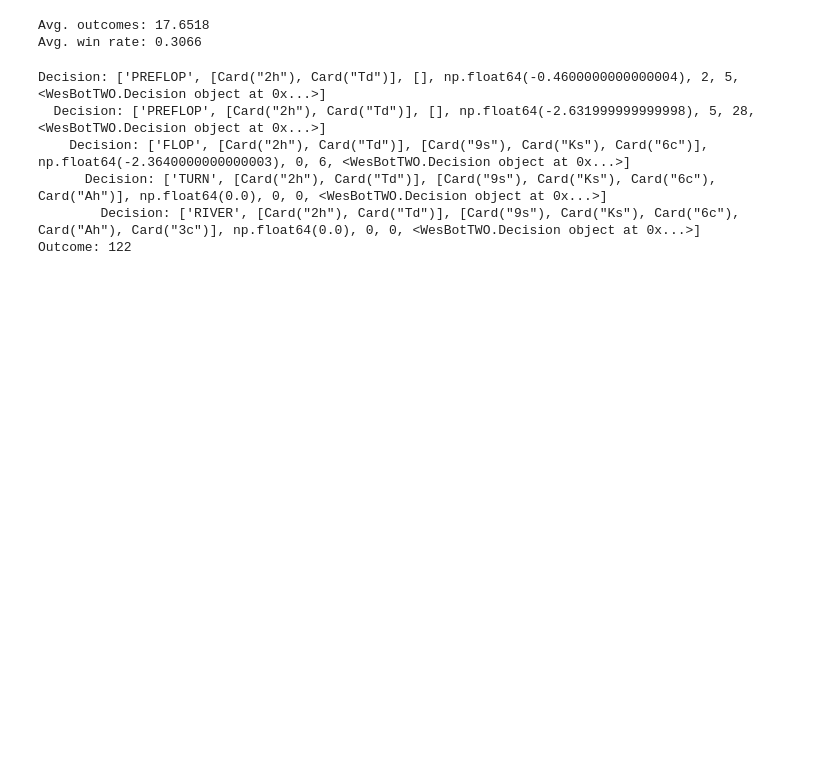
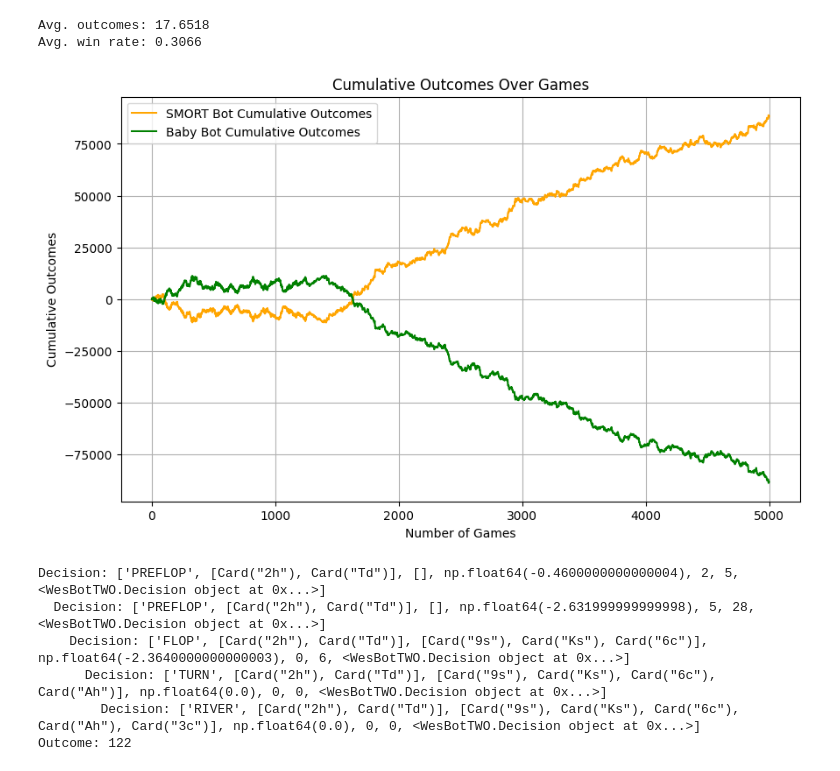
Before and after one commit to Tanish-Thaker/STAT-421-Poker-Project, a Jupyter notebook: WesGenerateData.ipynb, the cells around one changed output. Cells and saved outputs as stored; diff of their text form; code cells hidden in the pictures; blank space fills up the shorter version.

```diff
--- a/WesGenerateData.ipynb
+++ b/WesGenerateData.ipynb
@@ -127,16 +127,33 @@ for i in trange(epochs):
   our_bot.log_round(won_or_lost_chips)
   rounds_list.append([current_round, won_or_lost_chips])
 # %%
+import matplotlib.pyplot as plt
+
 outcomes = np.zeros(len(rounds_list))
 
 for i in range(len(rounds_list)):
   outcomes[i] = rounds_list[i][1]
 
 print("Avg. outcomes:", np.mean(outcomes))
 print("Avg. win rate:", np.mean(outcomes > 0))
+# Calculate cumulative outcomes
+cumulative_outcomes = np.cumsum(outcomes)
+
+
+# Plot the outcomes
+plt.figure(figsize=(10, 6))
+plt.plot(range(len(outcomes)), cumulative_outcomes, label="SMORT Bot Cumulative Outcomes", color="orange")
+plt.plot(range(len(outcomes)), -cumulative_outcomes, label="Baby Bot Cumulative Outcomes", color="green")
+plt.xlabel("Number of Games")
+plt.ylabel("Cumulative Outcomes")
+plt.title("Cumulative Outcomes Over Games")
+plt.legend()
+plt.grid()
+plt.show()
 # %% [output]
 Avg. outcomes: 17.6518
 Avg. win rate: 0.3066
+[figure, added]
 # %%
 class Node:
     def __init__(self, decision, children=None):
```
Also changed, not shown: parts of 1 cell of this notebook.
